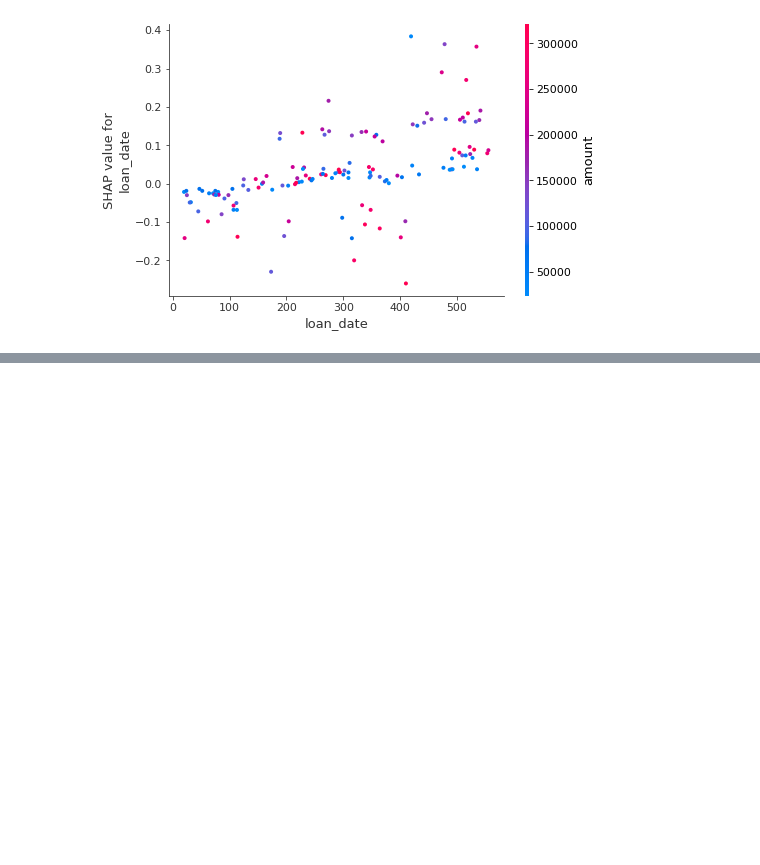
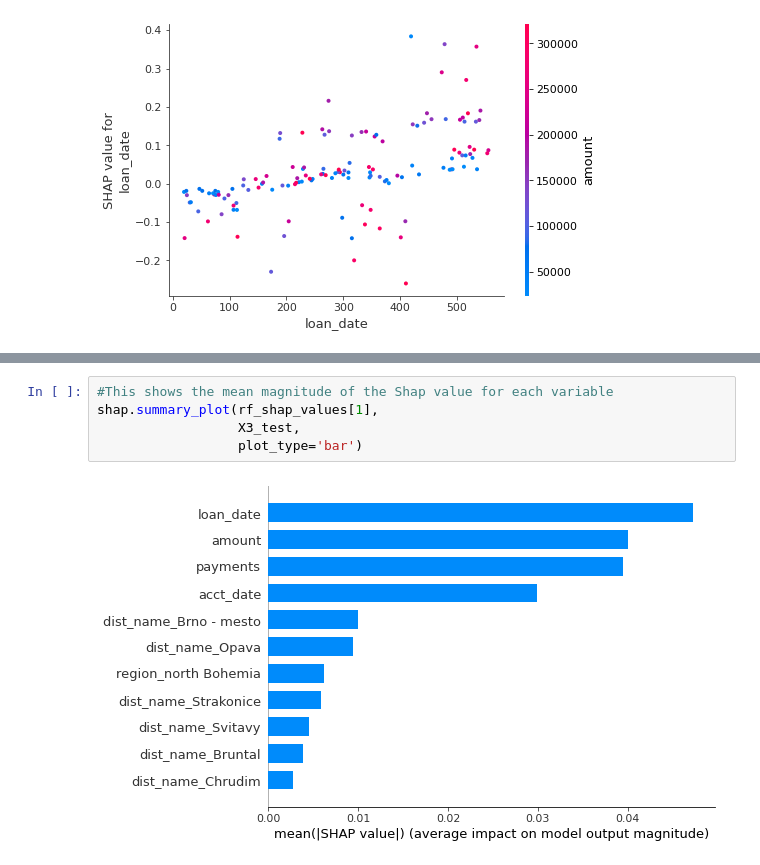
Before and after one commit to mecan80/DS_projects, a Jupyter notebook: unit4_project/Loans Approval.ipynb, the cells around one changed output, grey strips where cells are left out. Cells and saved outputs as stored; diff of their text form; blank space fills up the shorter version.

```diff
--- a/unit4_project/Loans Approval.ipynb
+++ b/unit4_project/Loans Approval.ipynb
@@ -533,0 +648,7 @@ shap.dependence_plot('loan_date',
+# %%
+#This shows the mean magnitude of the Shap value for each variable
+shap.summary_plot(rf_shap_values[1],
+                  X3_test,
+                  plot_type='bar')
+# %% [output]
+[figure, added]
```
Also changed, not shown: parts of 40 cells of this notebook.
